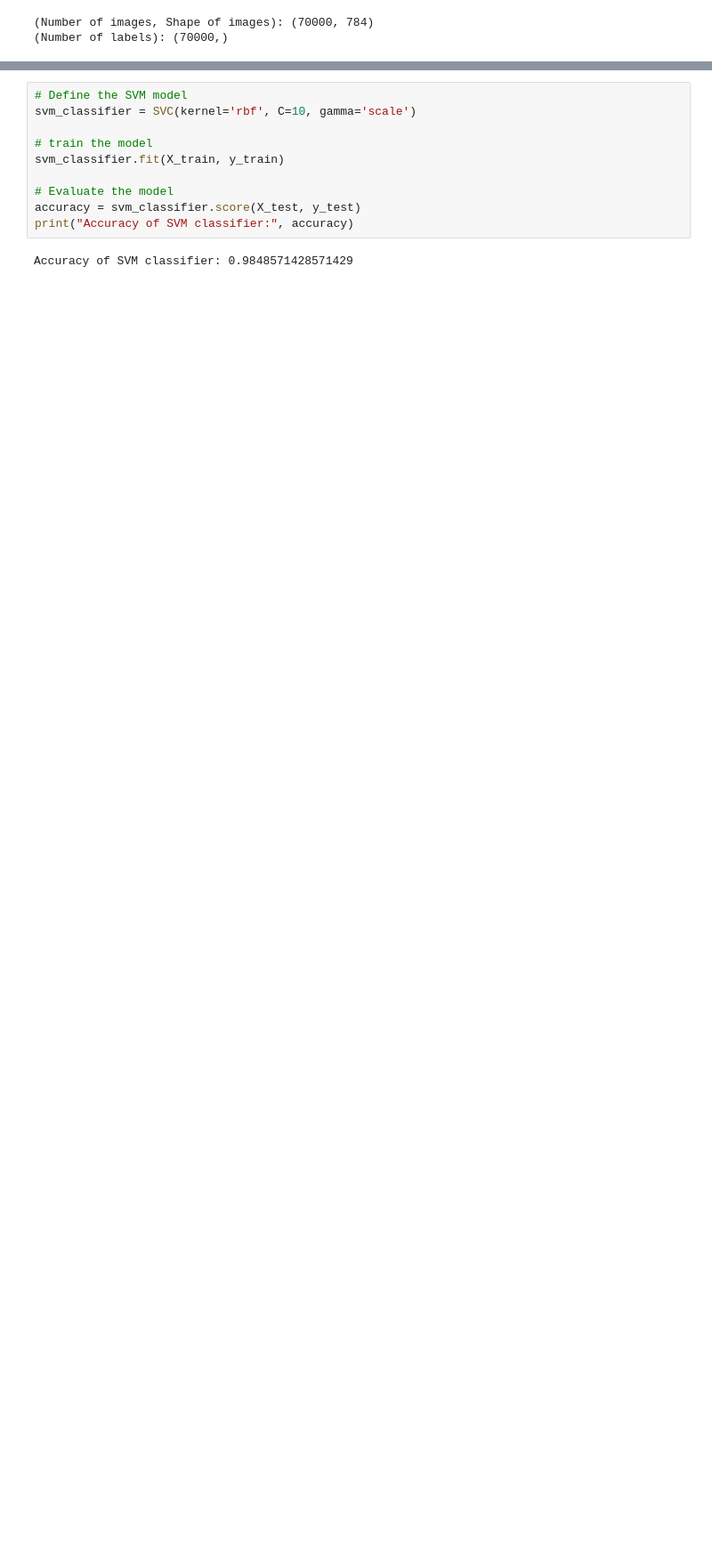
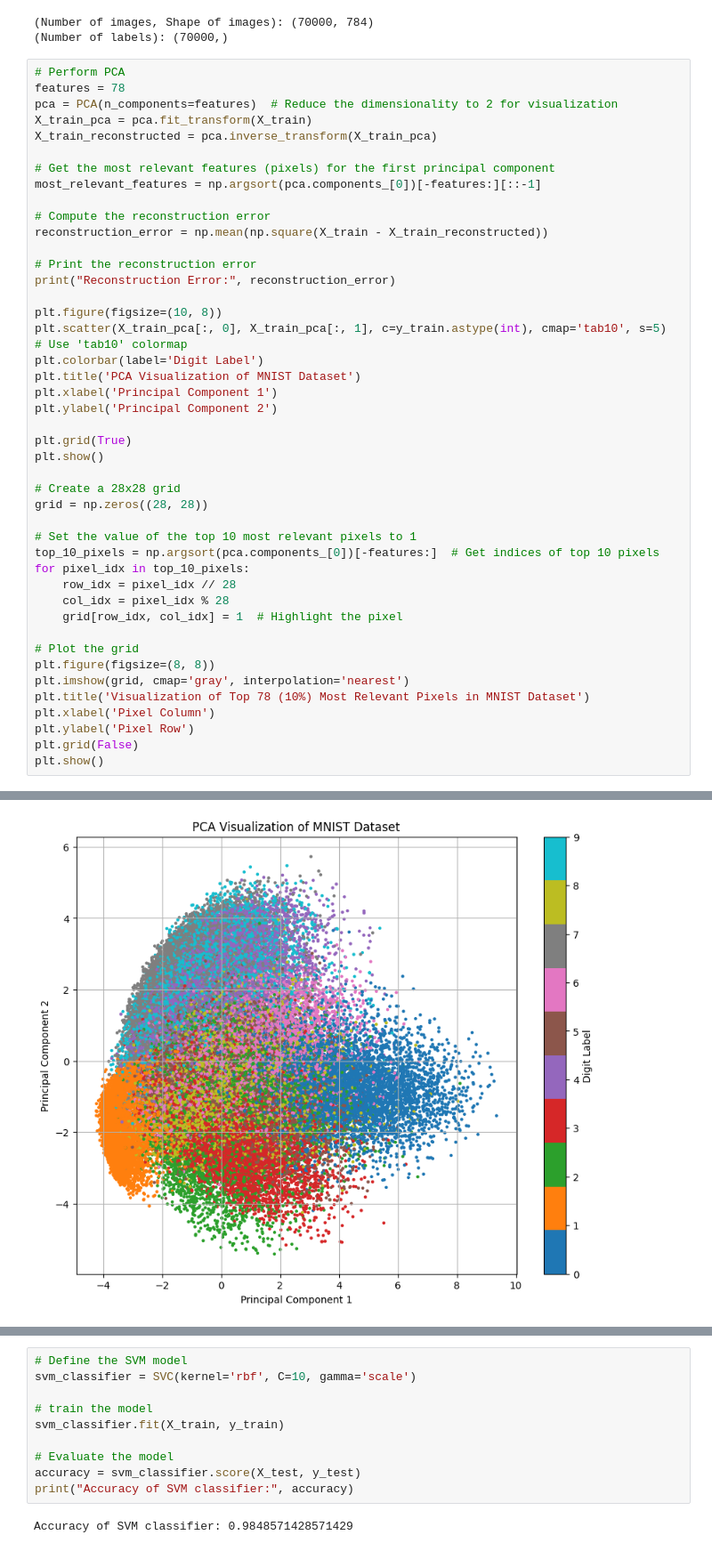
Before and after one commit to gmccannon/AML-Project-3, a Jupyter notebook: main.ipynb, the cells around one changed output, grey strips where cells are left out. Shown at 89% size. Drawn from its saved outputs; the diff is of its cells as text; blank space fills up the shorter version.

```diff
--- a/main.ipynb
+++ b/main.ipynb
@@ -43,3 +40,48 @@ print("(Number of labels):", labels.shape)
 # %% [output]
 (Number of images, Shape of images): (70000, 784)
 (Number of labels): (70000,)
+# %%
+# Perform PCA
+features = 78
+pca = PCA(n_components=features)  # Reduce the dimensionality to 2 for visualization
+X_train_pca = pca.fit_transform(X_train)
+X_train_reconstructed = pca.inverse_transform(X_train_pca)
+
+# Get the most relevant features (pixels) for the first principal component
+most_relevant_features = np.argsort(pca.components_[0])[-features:][::-1]
+
+# Compute the reconstruction error
+reconstruction_error = np.mean(np.square(X_train - X_train_reconstructed))
+
+# Print the reconstruction error
+print("Reconstruction Error:", reconstruction_error)
+
+plt.figure(figsize=(10, 8))
+plt.scatter(X_train_pca[:, 0], X_train_pca[:, 1], c=y_train.astype(int), cmap='tab10', s=5)  # Use 'tab10' colormap
+plt.colorbar(label='Digit Label')
+plt.title('PCA Visualization of MNIST Dataset')
+plt.xlabel('Principal Component 1')
+plt.ylabel('Principal Component 2')
+
+plt.grid(True)
+plt.show()
+
+# Create a 28x28 grid
+grid = np.zeros((28, 28))
+
+# Set the value of the top 10 most relevant pixels to 1
+top_10_pixels = np.argsort(pca.components_[0])[-features:]  # Get indices of top 10 pixels
+for pixel_idx in top_10_pixels:
+    row_idx = pixel_idx // 28
+    col_idx = pixel_idx % 28
+    grid[row_idx, col_idx] = 1  # Highlight the pixel
+
+# Plot the grid
+plt.figure(figsize=(8, 8))
+plt.imshow(grid, cmap='gray', interpolation='nearest')
+plt.title('Visualization of Top 78 (10%) Most Relevant Pixels in MNIST Dataset')
+plt.xlabel('Pixel Column')
+plt.ylabel('Pixel Row')
+plt.grid(False)
+plt.show()
+# %% [output]
@@ -45,0 +89 @@ print("(Number of labels):", labels.shape)
+[figure, added]
```
Also changed, not shown: parts of 5 cells of this notebook.
